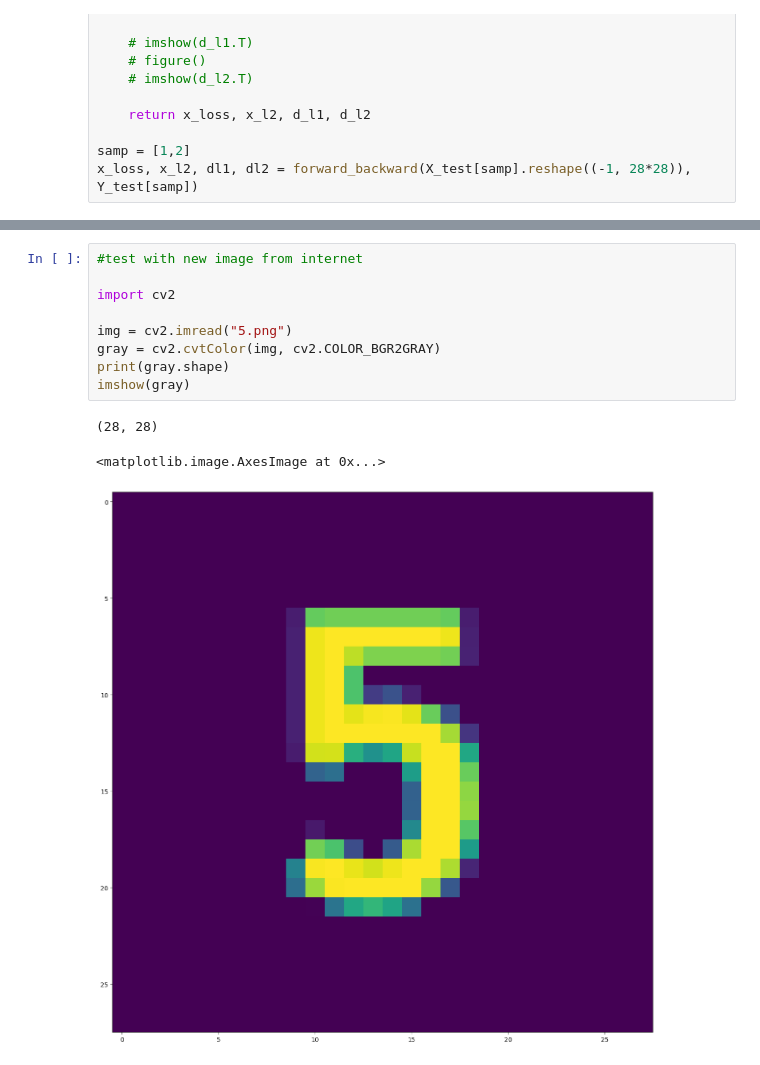
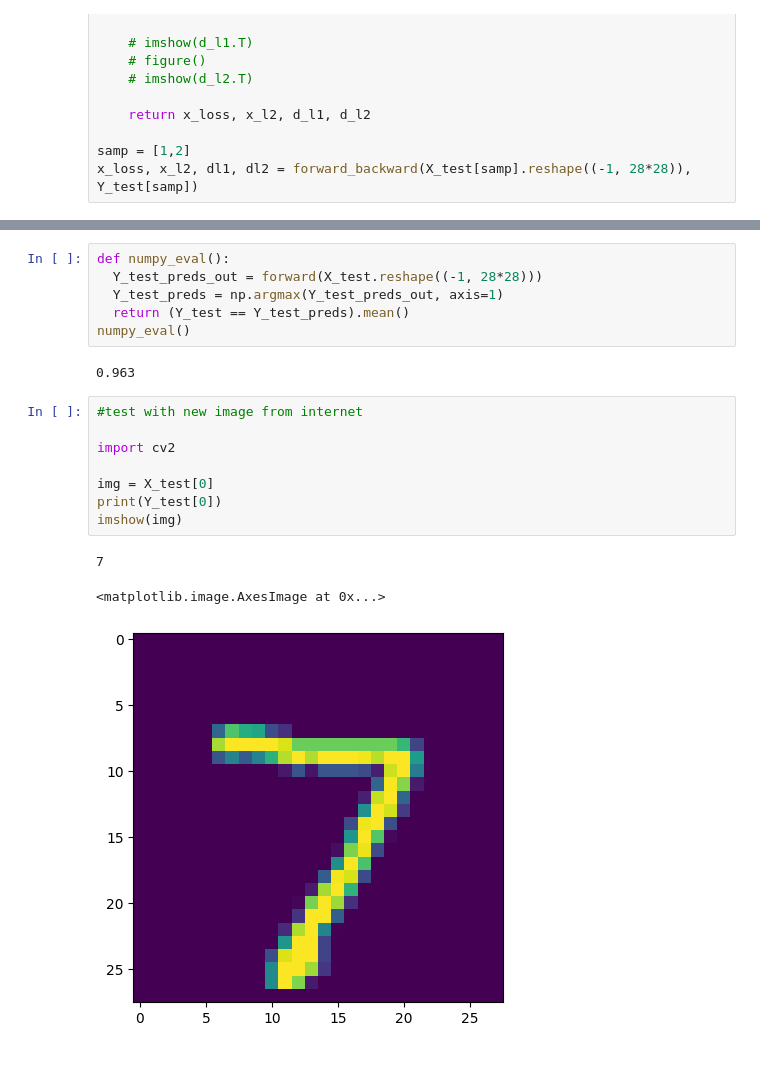
Before and after one commit to leosmaia21/mnisFromScratch, a Jupyter notebook: mnistFromScratch.ipynb, the cells around one changed output, grey strips where cells are left out. Drawn from its saved outputs; the diff is of its cells as text.

```diff
--- a/mnistFromScratch.ipynb
+++ b/mnistFromScratch.ipynb
@@ -201,15 +203,22 @@ plot(accuracies)
+# %%
+def numpy_eval():
+  Y_test_preds_out = forward(X_test.reshape((-1, 28*28)))
+  Y_test_preds = np.argmax(Y_test_preds_out, axis=1)
+  return (Y_test == Y_test_preds).mean()
+numpy_eval()
+# %% [output]
+0.963
 # %%
 #test with new image from internet
 
 import cv2
 
-img = cv2.imread("5.png")
-gray = cv2.cvtColor(img, cv2.COLOR_BGR2GRAY)
-print(gray.shape)
-imshow(gray)
+img = X_test[0]
+print(Y_test[0])
+imshow(img)
 # %% [output]
-(28, 28)
+7
 <matplotlib.image.AxesImage at 0x...>
-[figure, old version]
+[figure, new version]
 # %%
 # what is it?
```
Also changed, not shown: parts of 7 cells of this notebook, 1 other file.
